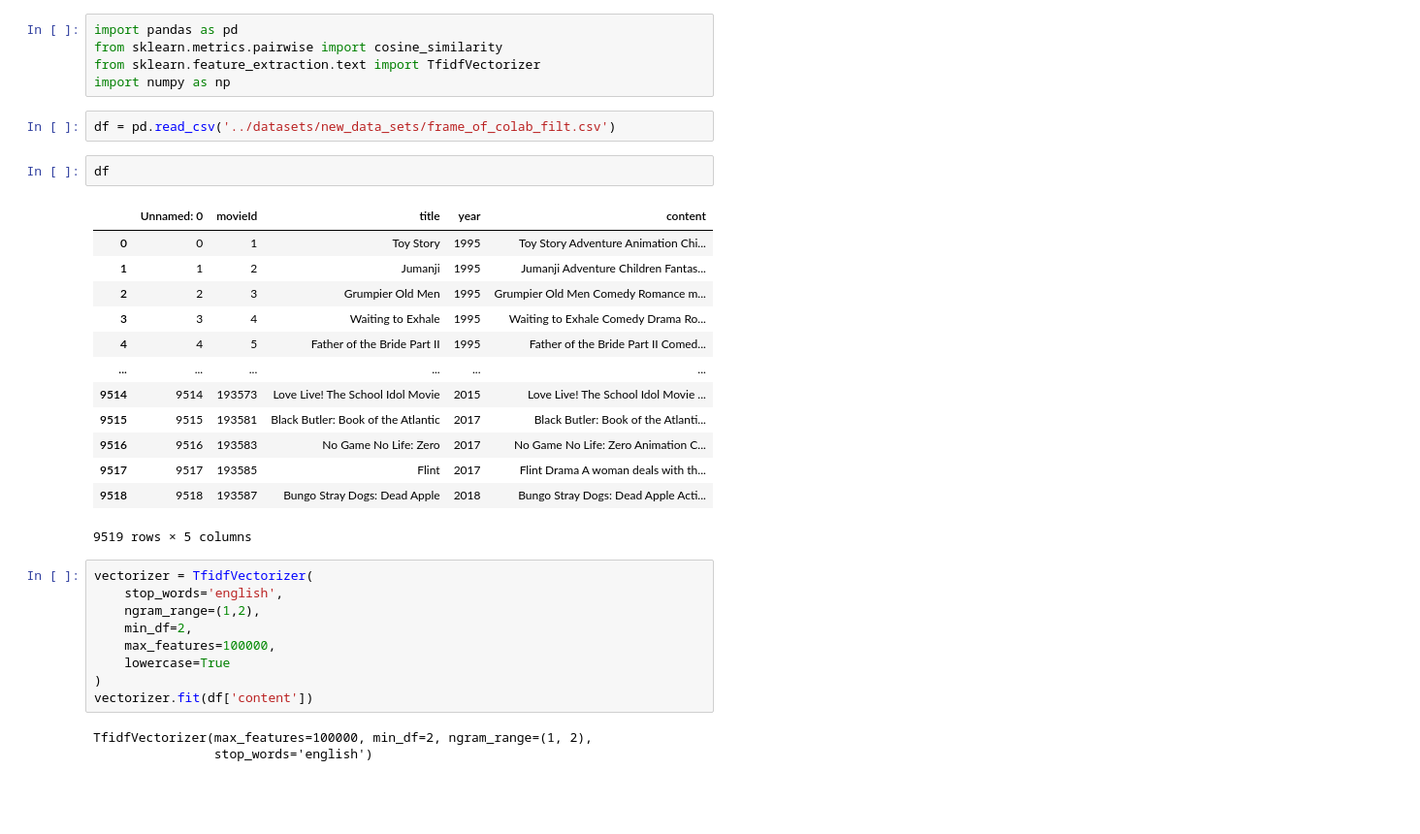
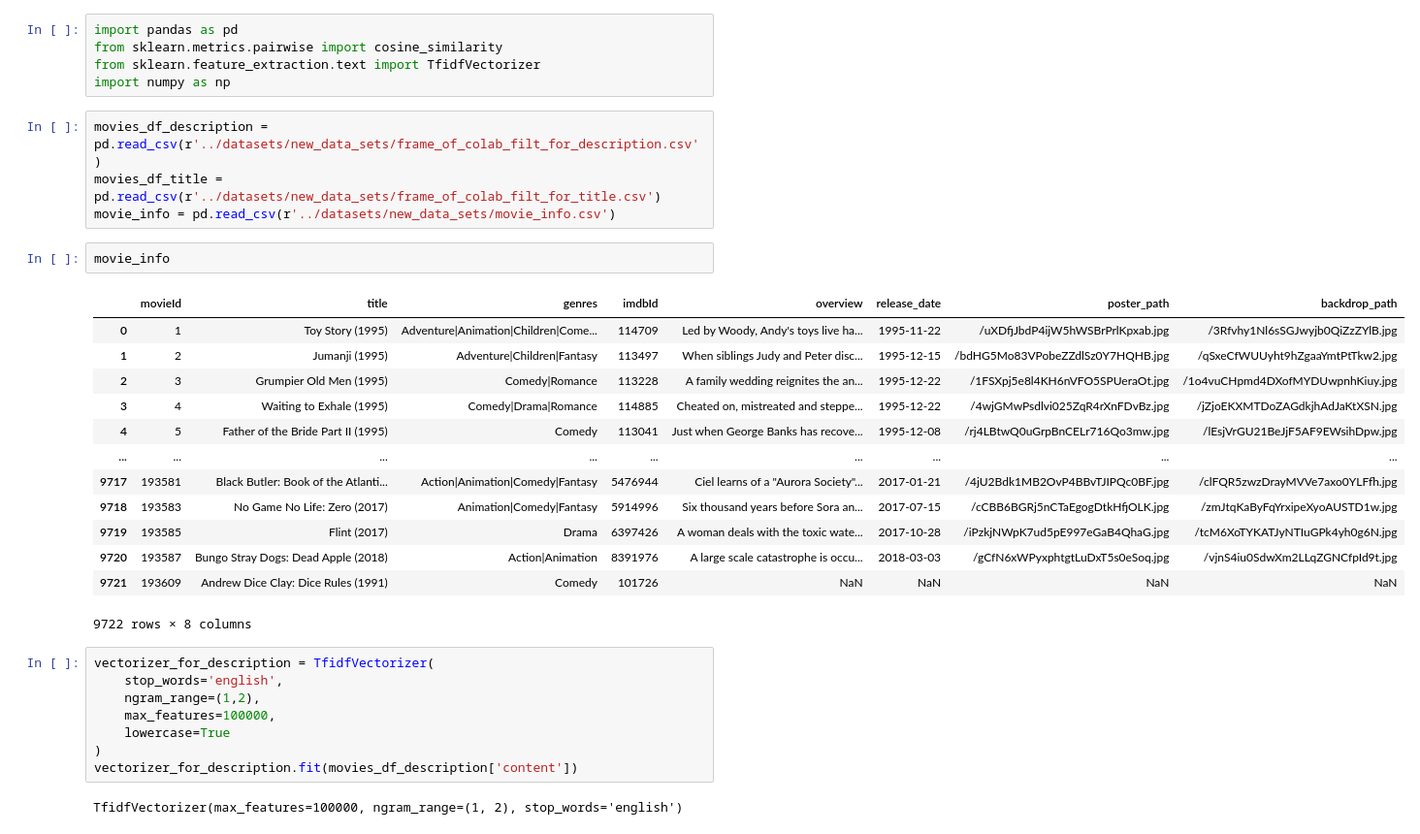
Before and after one commit to saadaliasghar1045-ops/Movie_recommender-Hybrid-, a Jupyter notebook: src/notebooks/content_model_training.ipynb, the cells around one changed output. Shown at 97% size. Saved outputs shown, nothing was run; the diff lists cells and outputs as text; blank space fills up the shorter version.

```diff
--- a/src/notebooks/content_model_training.ipynb
+++ b/src/notebooks/content_model_training.ipynb
@@ -6,32 +6,32 @@ from sklearn.metrics.pairwise import cosine_similarity
 from sklearn.feature_extraction.text import TfidfVectorizer
 import numpy as np
 # %%
-df = pd.read_csv('../datasets/new_data_sets/frame_of_colab_filt.csv')
+movies_df_description = pd.read_csv(r'../datasets/new_data_sets/frame_of_colab_filt_for_description.csv')
+movies_df_title = pd.read_csv(r'../datasets/new_data_sets/frame_of_colab_filt_for_title.csv')
+movie_info = pd.read_csv(r'../datasets/new_data_sets/movie_info.csv')
-# %%
-df
-# %% [output]
-|  | Unnamed: 0 | movieId | title | year | content |
-| 0 | 0 | 1 | Toy Story | 1995 | Toy Story Adventure Animation Chi... |
-| 1 | 1 | 2 | Jumanji | 1995 | Jumanji Adventure Children Fantas... |
-| 2 | 2 | 3 | Grumpier Old Men | 1995 | Grumpier Old Men Comedy Romance m... |
-| 3 | 3 | 4 | Waiting to Exhale | 1995 | Waiting to Exhale Comedy Drama Ro... |
-| 4 | 4 | 5 | Father of the Bride Part II | 1995 | Father of the Bride Part II Comed... |
-| ... | ... | ... | ... | ... | ... |
-| 9514 | 9514 | 193573 | Love Live! The School Idol Movie | 2015 | Love Live! The School Idol Movie ... |
-| 9515 | 9515 | 193581 | Black Butler: Book of the Atlantic | 2017 | Black Butler: Book of the Atlanti... |
-| 9516 | 9516 | 193583 | No Game No Life: Zero | 2017 | No Game No Life: Zero Animation C... |
-| 9517 | 9517 | 193585 | Flint | 2017 | Flint Drama A woman deals with th... |
-| 9518 | 9518 | 193587 | Bungo Stray Dogs: Dead Apple | 2018 | Bungo Stray Dogs: Dead Apple Acti... |
-9519 rows × 5 columns
+# %%
+movie_info
+# %% [output]
+|  | movieId | title | genres | imdbId | overview | release_date | poster_path | backdrop_path |
+| 0 | 1 | Toy Story (1995) | Adventure|Animation|Children|Come... | 114709 | Led by Woody, Andy's toys live ha... | 1995-11-22 | /uXDfjJbdP4ijW5hWSBrPrlKpxab.jpg | /3Rfvhy1Nl6sSGJwyjb0QiZzZYlB.jpg |
+| 1 | 2 | Jumanji (1995) | Adventure|Children|Fantasy | 113497 | When siblings Judy and Peter disc... | 1995-12-15 | /bdHG5Mo83VPobeZZdlSz0Y7HQHB.jpg | /qSxeCfWUUyht9hZgaaYmtPtTkw2.jpg |
+| 2 | 3 | Grumpier Old Men (1995) | Comedy|Romance | 113228 | A family wedding reignites the an... | 1995-12-22 | /1FSXpj5e8l4KH6nVFO5SPUeraOt.jpg | /1o4vuCHpmd4DXofMYDUwpnhKiuy.jpg |
+| 3 | 4 | Waiting to Exhale (1995) | Comedy|Drama|Romance | 114885 | Cheated on, mistreated and steppe... | 1995-12-22 | /4wjGMwPsdlvi025ZqR4rXnFDvBz.jpg | /jZjoEKXMTDoZAGdkjhAdJaKtXSN.jpg |
+| 4 | 5 | Father of the Bride Part II (1995) | Comedy | 113041 | Just when George Banks has recove... | 1995-12-08 | /rj4LBtwQ0uGrpBnCELr716Qo3mw.jpg | /lEsjVrGU21BeJjF5AF9EWsihDpw.jpg |
+| ... | ... | ... | ... | ... | ... | ... | ... | ... |
+| 9717 | 193581 | Black Butler: Book of the Atlanti... | Action|Animation|Comedy|Fantasy | 5476944 | Ciel learns of a "Aurora Society"... | 2017-01-21 | /4jU2Bdk1MB2OvP4BBvTJIPQc0BF.jpg | /clFQR5zwzDrayMVVe7axo0YLFfh.jpg |
+| 9718 | 193583 | No Game No Life: Zero (2017) | Animation|Comedy|Fantasy | 5914996 | Six thousand years before Sora an... | 2017-07-15 | /cCBB6BGRj5nCTaEgogDtkHfjOLK.jpg | /zmJtqKaByFqYrxipeXyoAUSTD1w.jpg |
+| 9719 | 193585 | Flint (2017) | Drama | 6397426 | A woman deals with the toxic wate... | 2017-10-28 | /iPzkjNWpK7ud5pE997eGaB4QhaG.jpg | /tcM6XoTYKATJyNTIuGPk4yh0g6N.jpg |
+| 9720 | 193587 | Bungo Stray Dogs: Dead Apple (2018) | Action|Animation | 8391976 | A large scale catastrophe is occu... | 2018-03-03 | /gCfN6xWPyxphtgtLuDxT5s0eSoq.jpg | /vjnS4iu0SdwXm2LLqZGNCfpId9t.jpg |
+| 9721 | 193609 | Andrew Dice Clay: Dice Rules (1991) | Comedy | 101726 | NaN | NaN | NaN | NaN |
+9722 rows × 8 columns
 # %%
-vectorizer = TfidfVectorizer(
+vectorizer_for_description = TfidfVectorizer(
     stop_words='english',
     ngram_range=(1,2),
-    min_df=2,
     max_features=100000,
     lowercase=True
 )
-vectorizer.fit(df['content'])
+vectorizer_for_description.fit(movies_df_description['content'])
 # %% [output]
-TfidfVectorizer(max_features=100000, min_df=2, ngram_range=(1, 2),
-                stop_words='english')
+TfidfVectorizer(max_features=100000, ngram_range=(1, 2), stop_words='english')
```
Also changed, not shown: parts of 17 cells of this notebook, 6 other files.
